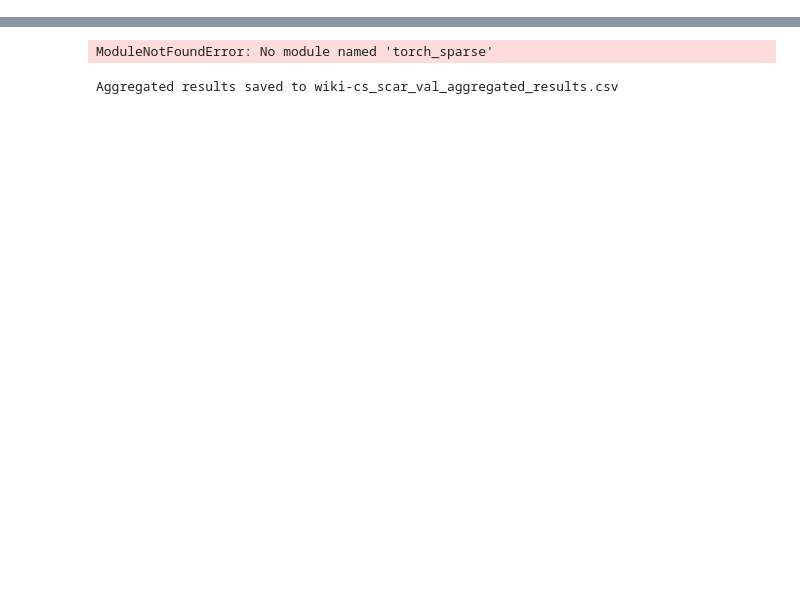
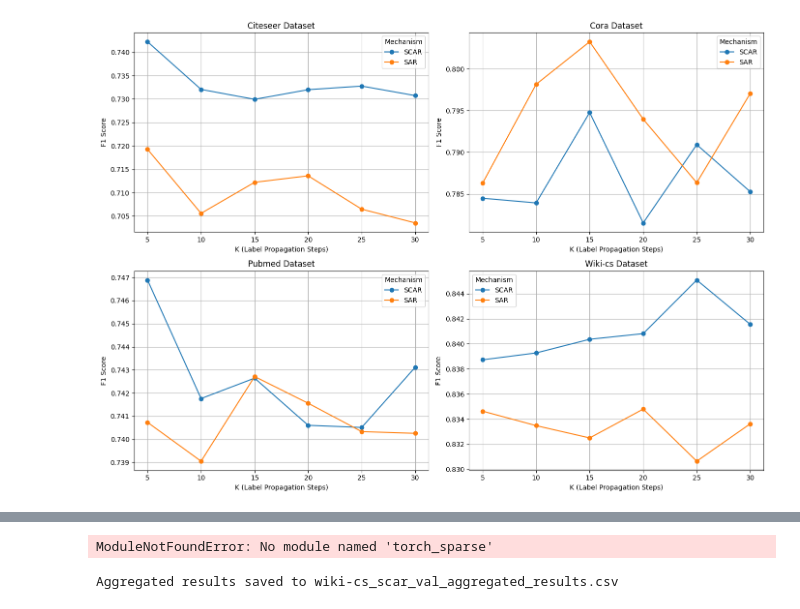
Before and after one commit to Romainkul/gnn_pu, a Jupyter notebook: NNIF-GNN/test.ipynb, the cells around one changed output, grey strips where cells are left out. Drawn from its saved outputs; the diff is of its cells as text; code cells hidden in the pictures; blank space fills up the shorter version.

```diff
--- a/NNIF-GNN/test.ipynb
+++ b/NNIF-GNN/test.ipynb
@@ -55,0 +104,28 @@ def aggregate_experiment_results(dataset_name: str, name_filter: str = "scar", v
+# %%
+import pandas as pd
+import matplotlib.pyplot as plt
+
+data = pd.read_csv(r"C:\Users\Romain\OneDrive - KU Leuven\Github thesis\gnn_pu\gnn_pu\NNIF-GNN\ours_experiments_vary_K_pollution.csv")
+
+df = pd.DataFrame(data)
+datasets = df['dataset'].unique()
+fig, axs = plt.subplots(2, 2, figsize=(14, 10))
+axs = axs.flatten()
+
+for i, dataset in enumerate(datasets):
+    ax = axs[i]
+    for mechanism in ['SCAR', 'SAR']:
+        subset = df[(df['dataset'] == dataset) & (df['mechanism'] == mechanism)].sort_values('K')
+        ax.errorbar(subset['K'], subset['avg_f1'],# yerr=subset['std_f1'],
+                    label=mechanism, marker='o', capsize=4, linestyle='-')
+    ax.set_title(f'{dataset.capitalize()} Dataset')
+    ax.set_xlabel('K (Label Propagation Steps)')
+    ax.set_ylabel('F1 Score')
+    ax.grid(True)
+    ax.legend(title='Mechanism')
+
+plt.tight_layout()
+plt.savefig(r"C:\Users\Romain\OneDrive - KU Leuven\Github thesis\gnn_pu\gnn_pu\NNIF-GNN\ours_experiments_vary_K_pollution.png")
+plt.show()
+# %% [output]
+[figure, added]
```
Also changed, not shown: parts of 6 cells of this notebook, 16 other files.
